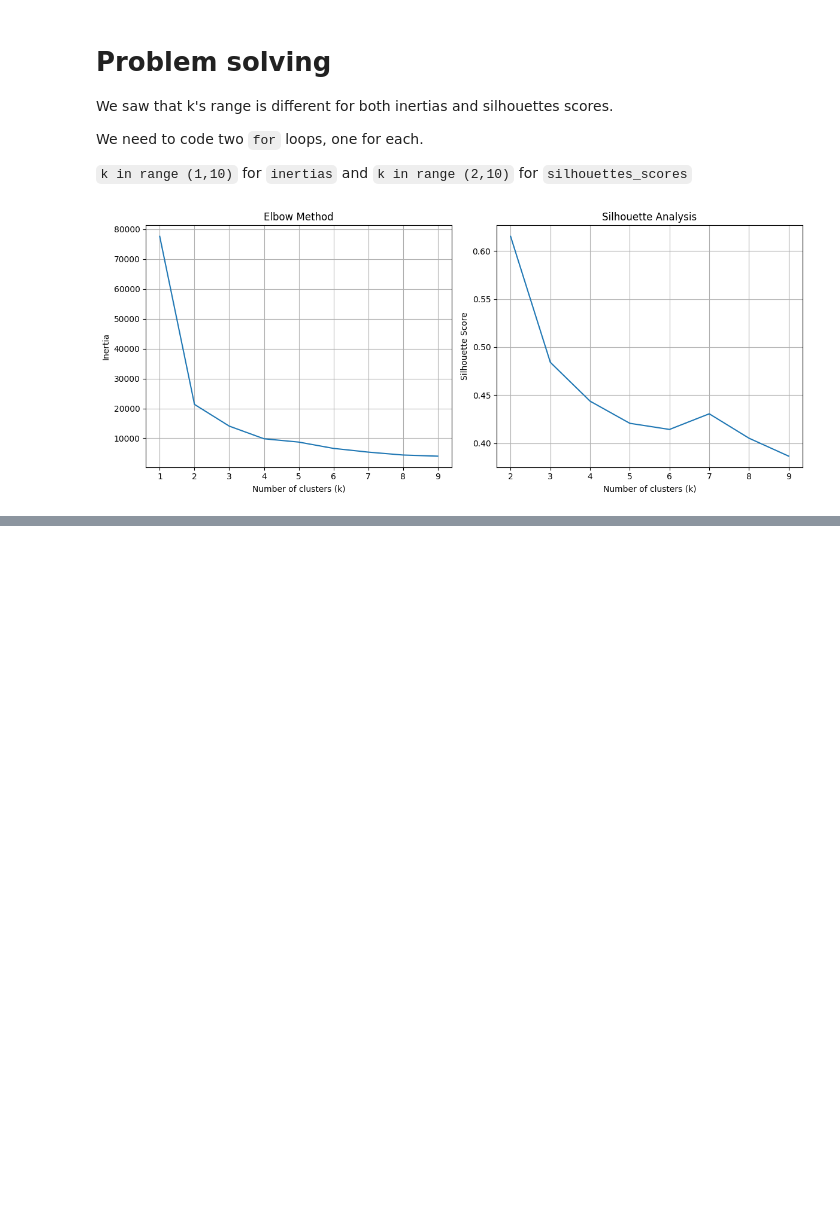
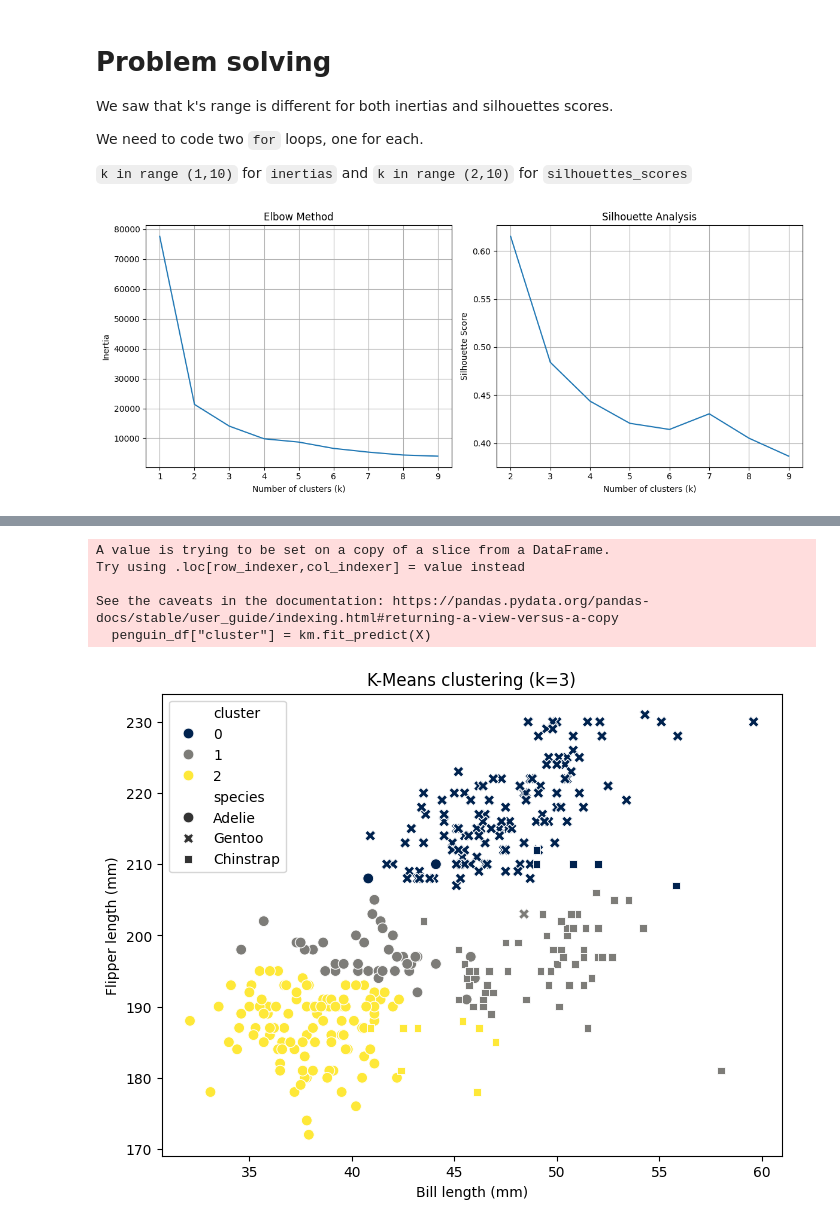
Before and after one commit to fiona-crdt/2026_Intro_Python, a Jupyter notebook: FEEDBACK_FionaCardot_1_8_ex4.ipynb, the cells around one changed output, grey strips where cells are left out. Saved outputs shown, nothing was run; the diff lists cells and outputs as text; code cells hidden in the pictures; blank space fills up the shorter version.

```diff
--- a/FEEDBACK_FionaCardot_1_8_ex4.ipynb
+++ b/FEEDBACK_FionaCardot_1_8_ex4.ipynb
@@ -50,6 +50,6 @@ Call the result `penguin_df` and print its shape. Two birds have no measurements
 # %%
 # Q1: drop the rows with missing measurements
 df = pd.read_csv(penguins_path)
-penguin_df = df[["bill_length_mm", "bill_depth_mm", "flipper_length_mm", "body_mass_g"]].dropna()
+penguin_df = df.dropna(subset=["bill_length_mm", "bill_depth_mm", "flipper_length_mm", "body_mass_g"])
 penguin_df.shape
 # %% [output]
@@ -195,0 +217,34 @@ plt.show()
+# %%
+# Q4: k = 3, then the scatter coloured by cluster and shaped by species
+
+import matplotlib.pyplot as plt
+import seaborn as sns
+from sklearn.cluster import KMeans
+
+# Train KMeans
+km = KMeans(n_clusters=3, random_state=0, n_init=10)
+penguin_df["cluster"] = km.fit_predict(X)
+
+plt.figure(figsize=(8, 6))
+sns.scatterplot(
+    data=penguin_df,
+    x="bill_length_mm",
+    y="flipper_length_mm",
+    hue="cluster",
+    style="species",
+    palette="cividis",
+    hue_norm=(0, 2),
+    s=60
+)
+plt.xlabel("Bill length (mm)")
+plt.ylabel("Flipper length (mm)")
+plt.title("K-Means clustering (k=3)")
+plt.legend()
+plt.show()
+# %% [output]
+A value is trying to be set on a copy of a slice from a DataFrame.
+Try using .loc[row_indexer,col_indexer] = value instead
+
+See the caveats in the documentation: https://pandas.pydata.org/pandas-docs/stable/user_guide/indexing.html#returning-a-view-versus-a-copy
+  penguin_df["cluster"] = km.fit_predict(X)
+[figure, added]
```
Also changed, not shown: parts of 6 cells of this notebook.
